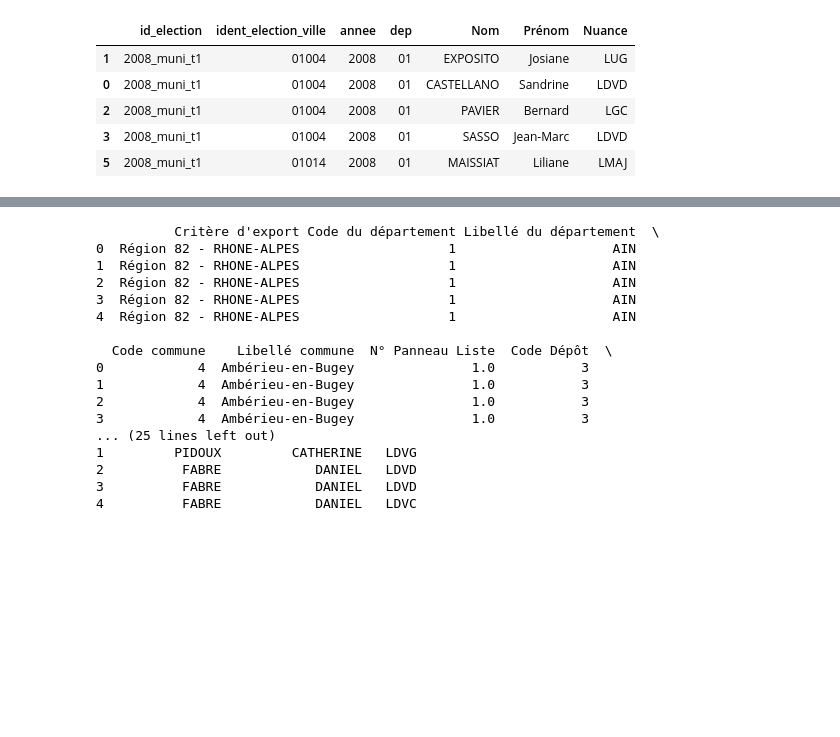
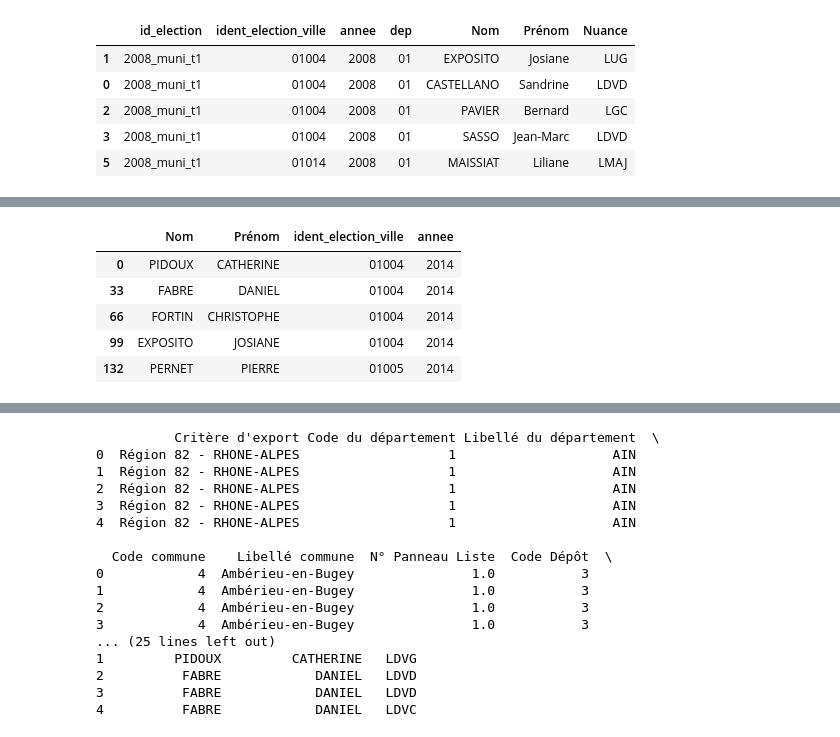
Before and after one commit to xdalp/projet3A, a Jupyter notebook: vote.ipynb, the cells around one changed output, grey strips where cells are left out. Cells and saved outputs as stored; diff of their text form; code cells hidden in the pictures; blank space fills up the shorter version.

```diff
--- a/vote.ipynb
+++ b/vote.ipynb
@@ -325,0 +353,9 @@ df_listes_muni_2014['ident_election_ville'] = df_listes_muni_2014['Code du dépa
+# %%
+tetes_listes_ss_nuance.head()
+# %% [output]
+|  | Nom | Prénom | ident_election_ville | annee |
+| 0 | PIDOUX | CATHERINE | 01004 | 2014 |
+| 33 | FABRE | DANIEL | 01004 | 2014 |
+| 66 | FORTIN | CHRISTOPHE | 01004 | 2014 |
+| 99 | EXPOSITO | JOSIANE | 01004 | 2014 |
+| 132 | PERNET | PIERRE | 01005 | 2014 |
```
Also changed, not shown: parts of 7 cells of this notebook.
